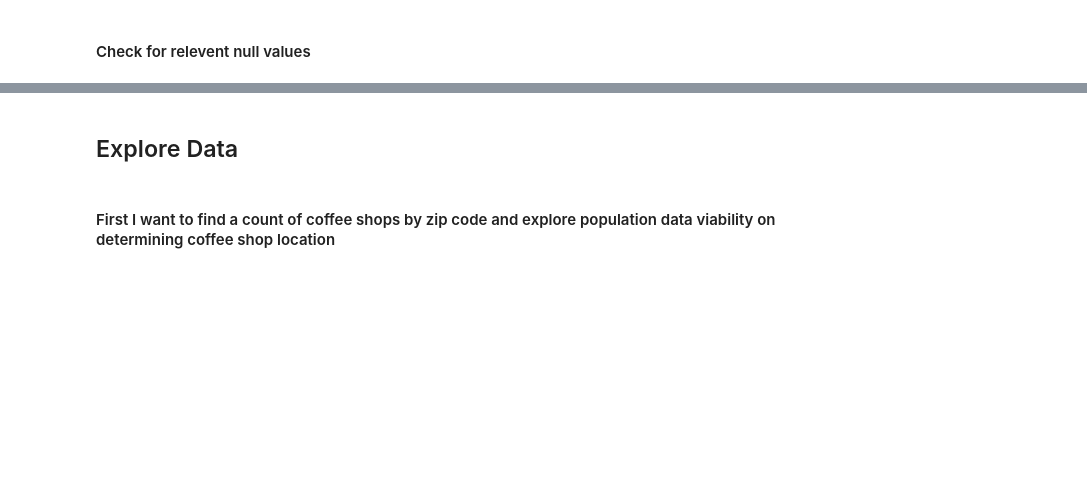
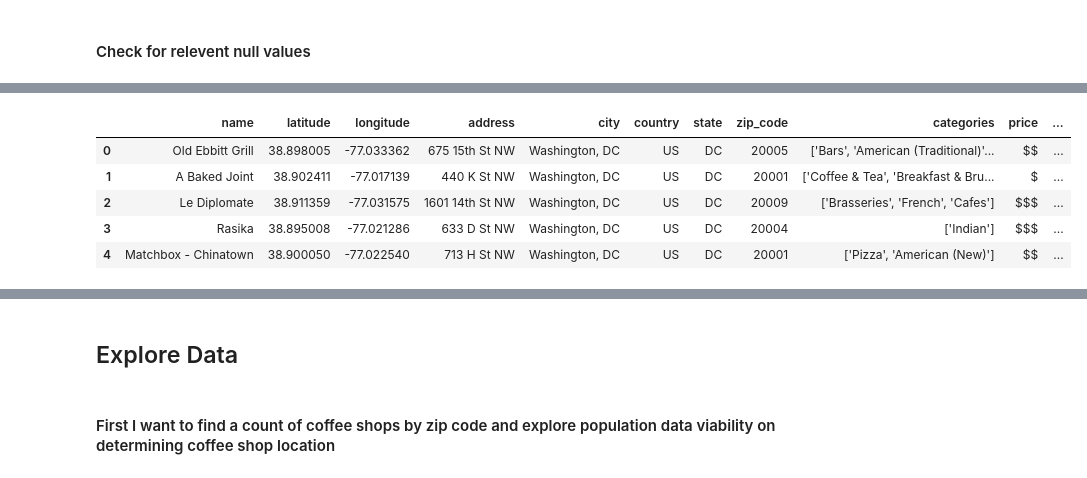
Before and after one commit to grassten/GA_datascience, a Jupyter notebook: Part3_EDA/Untitled.ipynb, the cells around one changed output, grey strips where cells are left out. Cells and saved outputs as stored; diff of their text form; code cells hidden in the pictures; blank space fills up the shorter version.

```diff
--- a/Part3_EDA/Untitled.ipynb
+++ b/Part3_EDA/Untitled.ipynb
@@ -348,0 +304,3 @@ dtype: int64
+# %%
+businesses_df = pd.read_csv('./data/businesses.csv', sep="\t", index_col=0, encoding='latin-1')
+businesses_df.dtypes
@@ -348,0 +321,11 @@ dtype: int64
+# %%
+businesses_df['zip_code'] = businesses_df['zip_code'].astype(str)
+# %%
+businesses_df.head()
+# %% [output]
+|  | name | latitude | longitude | address | city | country | state | zip_code | categories | price | ... |
+| 0 | Old Ebbitt Grill | 38.898005 | -77.033362 | 675 15th St NW | Washington, DC | US | DC | 20005 | ['Bars', 'American (Traditional)'... | $$ | ... |
+| 1 | A Baked Joint | 38.902411 | -77.017139 | 440 K St NW | Washington, DC | US | DC | 20001 | ['Coffee & Tea', 'Breakfast & Bru... | $ | ... |
+| 2 | Le Diplomate | 38.911359 | -77.031575 | 1601 14th St NW | Washington, DC | US | DC | 20009 | ['Brasseries', 'French', 'Cafes'] | $$$ | ... |
+| 3 | Rasika | 38.895008 | -77.021286 | 633 D St NW | Washington, DC | US | DC | 20004 | ['Indian'] | $$$ | ... |
+| 4 | Matchbox - Chinatown | 38.900050 | -77.022540 | 713 H St NW | Washington, DC | US | DC | 20001 | ['Pizza', 'American (New)'] | $$ | ... |
```
Also changed, not shown: parts of 45 cells of this notebook, 1 other file.
